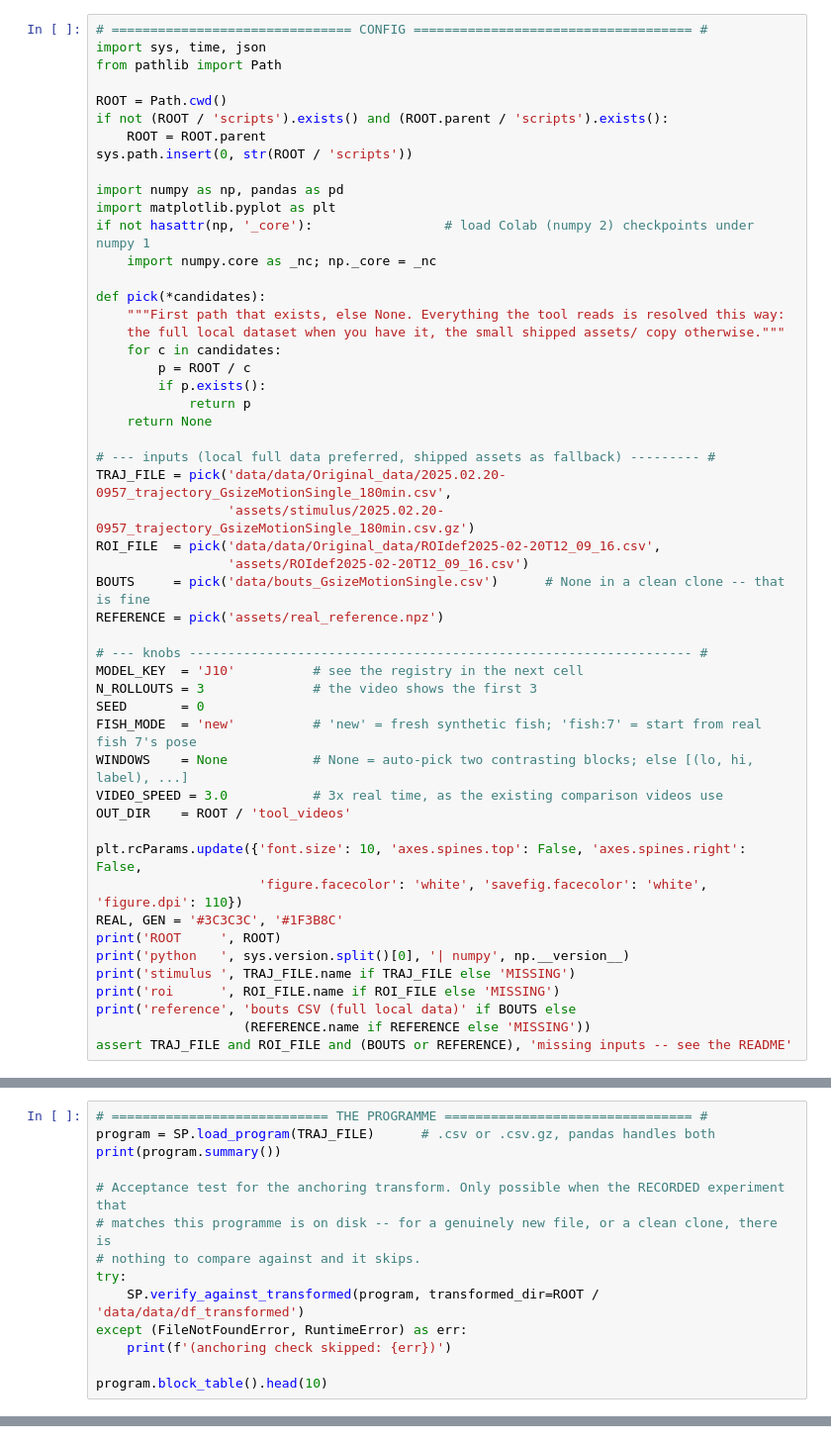
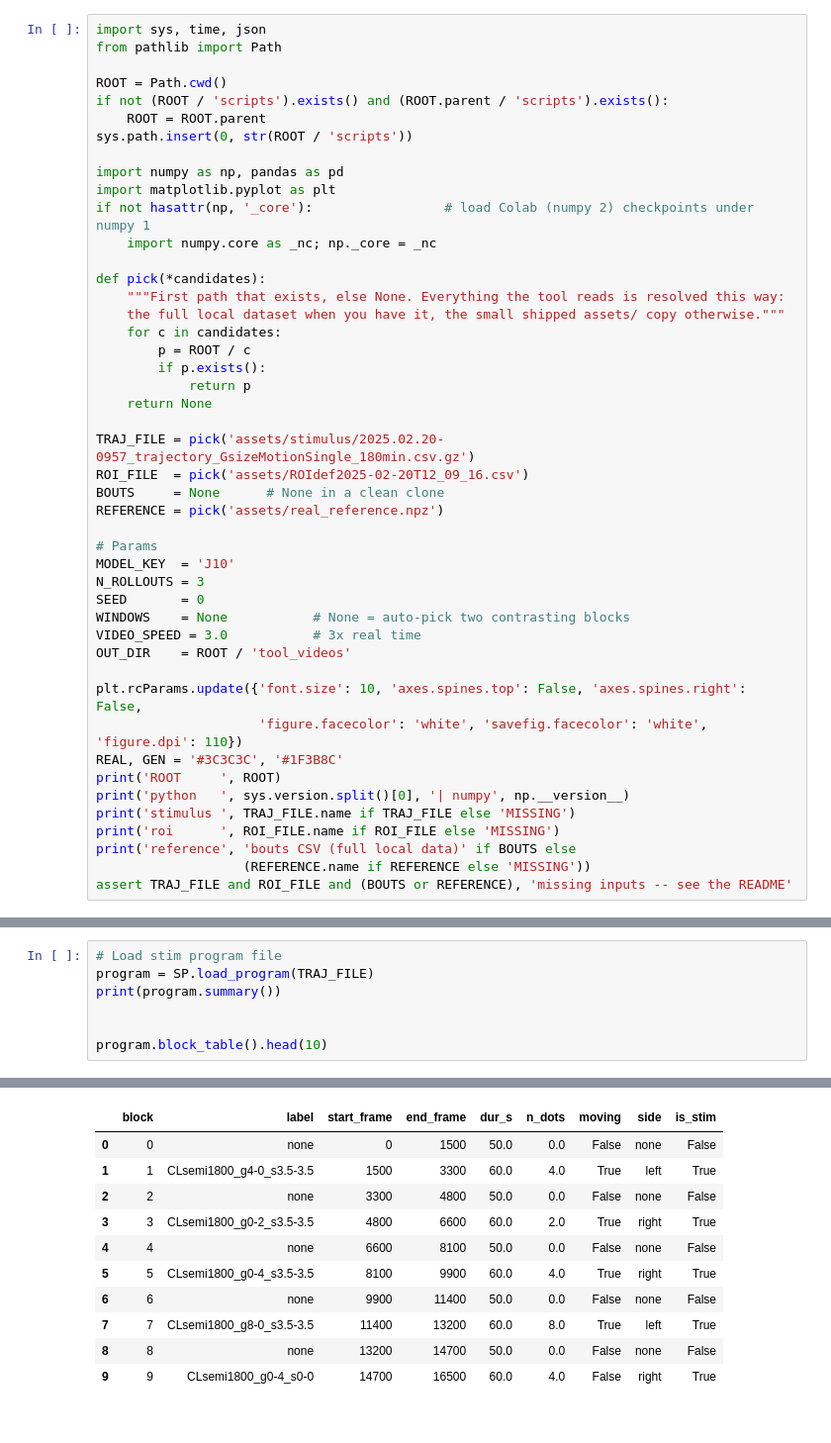
Before and after one commit to arthurEpfl/mp_semiCL_behavior, a Jupyter notebook: notebooks/stimulus_tool.ipynb, the cells around one changed output, grey strips where cells are left out. Shown at 99% size. Saved outputs shown, nothing was run; the diff lists cells and outputs as text.

```diff
--- a/notebooks/stimulus_tool.ipynb
+++ b/notebooks/stimulus_tool.ipynb
@@ -21,5 +20,4 @@ rendered in a subprocess and written to disk, never displayed inline.
 # %%
-# =============================== CONFIG ==================================== #
 import sys, time, json
 from pathlib import Path
 
@@ -42,21 +40,17 @@ def pick(*candidates):
             return p
     return None
 
-# --- inputs (local full data preferred, shipped assets as fallback) --------- #
-TRAJ_FILE = pick('data/data/Original_data/2025.02.20-0957_trajectory_GsizeMotionSingle_180min.csv',
-                 'assets/stimulus/2025.02.20-0957_trajectory_GsizeMotionSingle_180min.csv.gz')
-ROI_FILE  = pick('data/data/Original_data/ROIdef2025-02-20T12_09_16.csv',
-                 'assets/ROIdef2025-02-20T12_09_16.csv')
-BOUTS     = pick('data/bouts_GsizeMotionSingle.csv')      # None in a clean clone -- that is fine
+TRAJ_FILE = pick('assets/stimulus/2025.02.20-0957_trajectory_GsizeMotionSingle_180min.csv.gz')
+ROI_FILE  = pick('assets/ROIdef2025-02-20T12_09_16.csv')
+BOUTS     = None      # None in a clean clone
 REFERENCE = pick('assets/real_reference.npz')
 
-# --- knobs ----------------------------------------------------------------- #
-MODEL_KEY  = 'J10'          # see the registry in the next cell
-N_ROLLOUTS = 3              # the video shows the first 3
+# Params
+MODEL_KEY  = 'J10'
+N_ROLLOUTS = 3
 SEED       = 0
-FISH_MODE  = 'new'          # 'new' = fresh synthetic fish; 'fish:7' = start from real fish 7's pose
-WINDOWS    = None           # None = auto-pick two contrasting blocks; else [(lo, hi, label), ...]
-VIDEO_SPEED = 3.0           # 3x real time, as the existing comparison videos use
+WINDOWS    = None           # None = auto-pick two contrasting blocks
+VIDEO_SPEED = 3.0           # 3x real time
 OUT_DIR    = ROOT / 'tool_videos'
 
 plt.rcParams.update({'font.size': 10, 'axes.spines.top': False, 'axes.spines.right': False,
@@ -109,14 +95,8 @@ print(ref.summary())
 # %%
-# ============================ THE PROGRAMME ================================ #
-program = SP.load_program(TRAJ_FILE)      # .csv or .csv.gz, pandas handles both
+# Load stim program file
+program = SP.load_program(TRAJ_FILE)
 print(program.summary())
 
-# Acceptance test for the anchoring transform. Only possible when the RECORDED experiment that
-# matches this programme is on disk -- for a genuinely new file, or a clean clone, there is
-# nothing to compare against and it skips.
-try:
-    SP.verify_against_transformed(program, transformed_dir=ROOT / 'data/data/df_transformed')
-except (FileNotFoundError, RuntimeError) as err:
-    print(f'(anchoring check skipped: {err})')
 
 program.block_table().head(10)
+# %% [output]
@@ -123 +106,12 @@ program.block_table().head(10)
+|  | block | label | start_frame | end_frame | dur_s | n_dots | moving | side | is_stim |
+| 0 | 0 | none | 0 | 1500 | 50.0 | 0.0 | False | none | False |
+| 1 | 1 | CLsemi1800_g4-0_s3.5-3.5 | 1500 | 3300 | 60.0 | 4.0 | True | left | True |
+| 2 | 2 | none | 3300 | 4800 | 50.0 | 0.0 | False | none | False |
+| 3 | 3 | CLsemi1800_g0-2_s3.5-3.5 | 4800 | 6600 | 60.0 | 2.0 | True | right | True |
+| 4 | 4 | none | 6600 | 8100 | 50.0 | 0.0 | False | none | False |
+| 5 | 5 | CLsemi1800_g0-4_s3.5-3.5 | 8100 | 9900 | 60.0 | 4.0 | True | right | True |
+| 6 | 6 | none | 9900 | 11400 | 50.0 | 0.0 | False | none | False |
+| 7 | 7 | CLsemi1800_g8-0_s3.5-3.5 | 11400 | 13200 | 60.0 | 8.0 | True | left | True |
+| 8 | 8 | none | 13200 | 14700 | 50.0 | 0.0 | False | none | False |
+| 9 | 9 | CLsemi1800_g0-4_s0-0 | 14700 | 16500 | 60.0 | 4.0 | False | right | True |
 # %%
```
Also changed, not shown: parts of 13 cells of this notebook.
